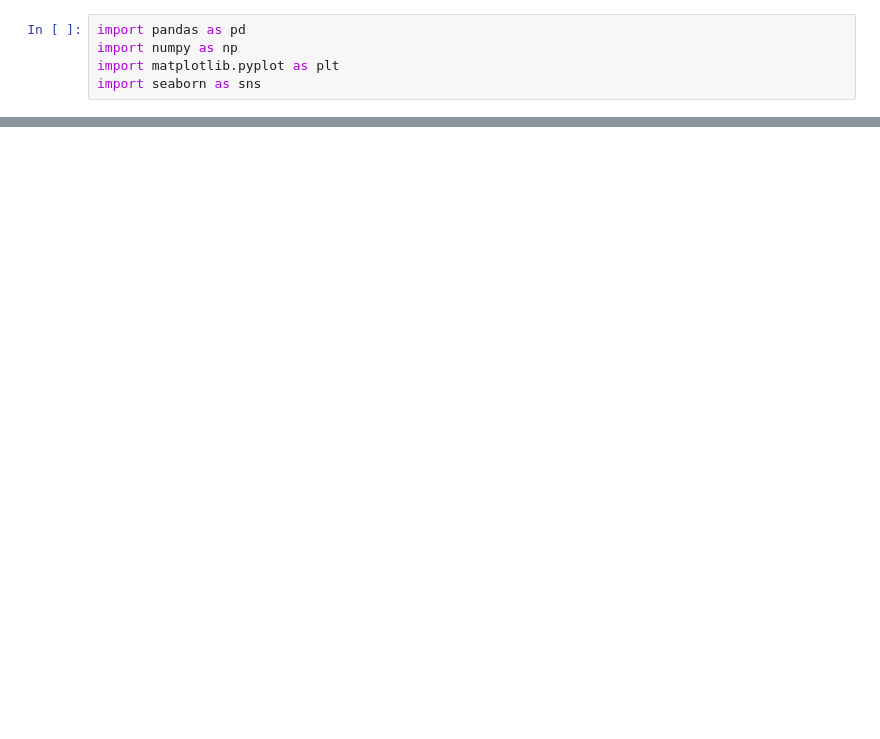
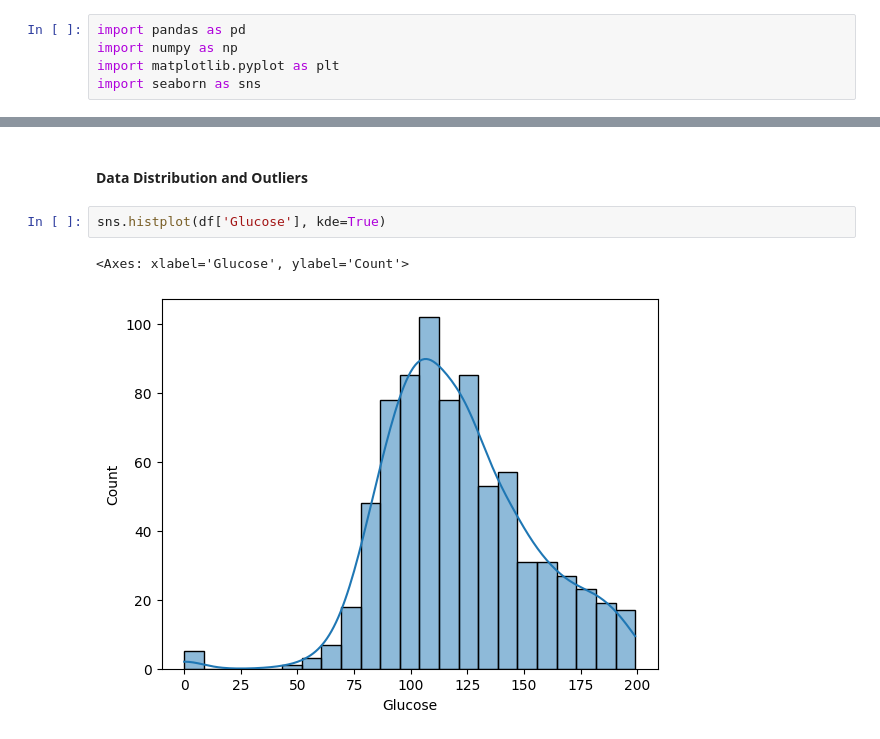
Before and after one commit to dipesh1234/diabetes-prediction-project, a Jupyter notebook: notebooks/01_eda.ipynb, the cells around one changed output, grey strips where cells are left out. Saved outputs shown, nothing was run; the diff lists cells and outputs as text; blank space fills up the shorter version.

```diff
--- a/notebooks/01_eda.ipynb
+++ b/notebooks/01_eda.ipynb
@@ -15,0 +68,7 @@ os.getcwd()
+# %% [markdown]
+#### Data Distribution and Outliers
+# %%
+sns.histplot(df['Glucose'], kde=True)
+# %% [output]
+<Axes: xlabel='Glucose', ylabel='Count'>
+[figure, added]
```
Also changed, not shown: parts of 12 cells of this notebook.
